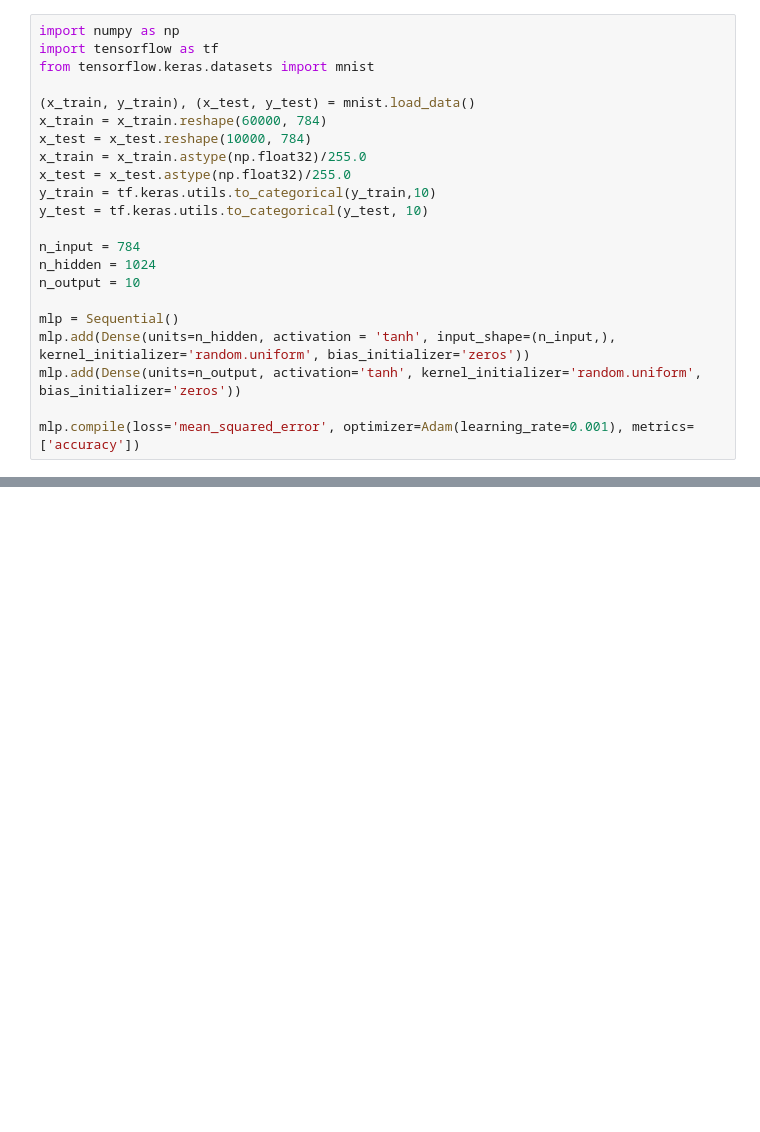
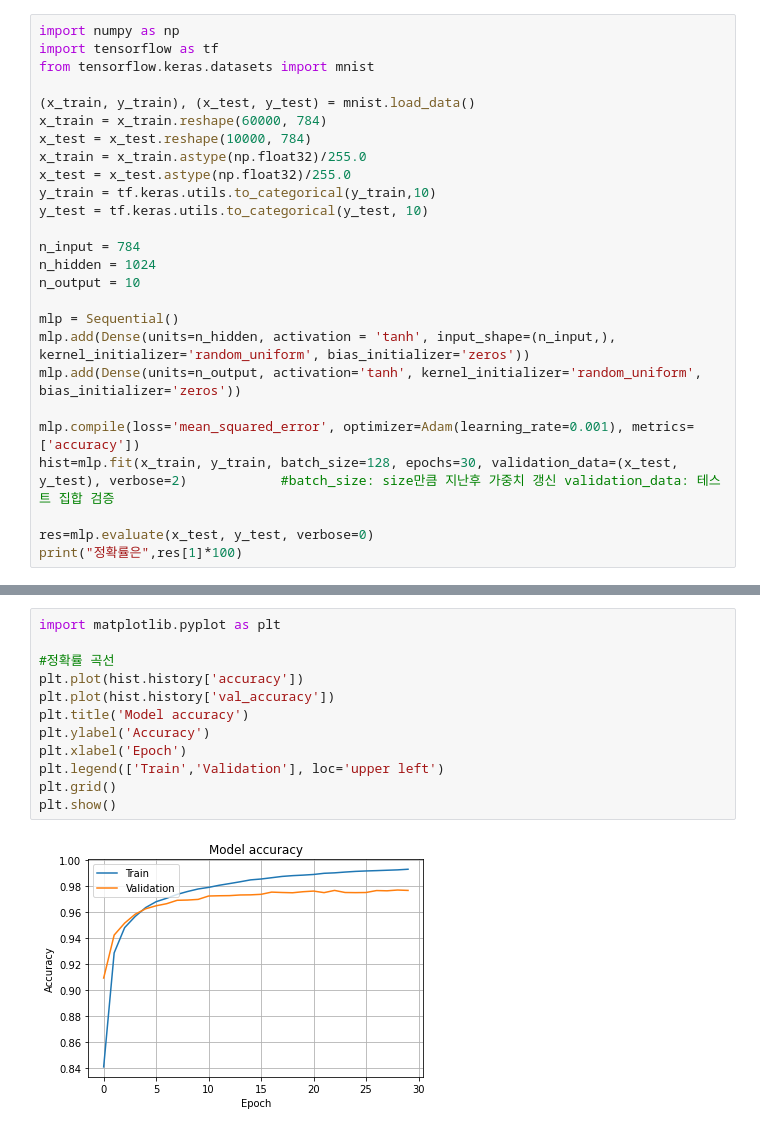
Before and after one commit to KimYooBin1/daily_coding, a Jupyter notebook: 딥러닝/신경망.ipynb, the cells around one changed output, grey strips where cells are left out. Saved outputs shown, nothing was run; the diff lists cells and outputs as text; blank space fills up the shorter version.

```diff
--- a/딥러닝/신경망.ipynb
+++ b/딥러닝/신경망.ipynb
@@ -103,7 +103,11 @@ n_hidden = 1024
 n_output = 10
 
 mlp = Sequential()
-mlp.add(Dense(units=n_hidden, activation = 'tanh', input_shape=(n_input,), kernel_initializer='random.uniform', bias_initializer='zeros'))
-mlp.add(Dense(units=n_output, activation='tanh', kernel_initializer='random.uniform', bias_initializer='zeros'))
+mlp.add(Dense(units=n_hidden, activation = 'tanh', input_shape=(n_input,), kernel_initializer='random_uniform', bias_initializer='zeros'))
+mlp.add(Dense(units=n_output, activation='tanh', kernel_initializer='random_uniform', bias_initializer='zeros'))
 
 mlp.compile(loss='mean_squared_error', optimizer=Adam(learning_rate=0.001), metrics=['accuracy'])
+hist=mlp.fit(x_train, y_train, batch_size=128, epochs=30, validation_data=(x_test, y_test), verbose=2)            #batch_size: size만큼 지난후 가중치 갱신 validation_data: 테스트 집합 검증
+
+res=mlp.evaluate(x_test, y_test, verbose=0)
+print("정확률은",res[1]*100)
@@ -109,0 +132,14 @@ mlp.compile(loss='mean_squared_error', optimizer=Adam(learning_rate=0.001), metr
+# %%
+import matplotlib.pyplot as plt
+
+#정확률 곡선
+plt.plot(hist.history['accuracy'])
+plt.plot(hist.history['val_accuracy'])
+plt.title('Model accuracy')
+plt.ylabel('Accuracy')
+plt.xlabel('Epoch')
+plt.legend(['Train','Validation'], loc='upper left')
+plt.grid()
+plt.show()
+# %% [output]
+[figure, added]
```
Also changed, not shown: parts of 5 cells of this notebook.
